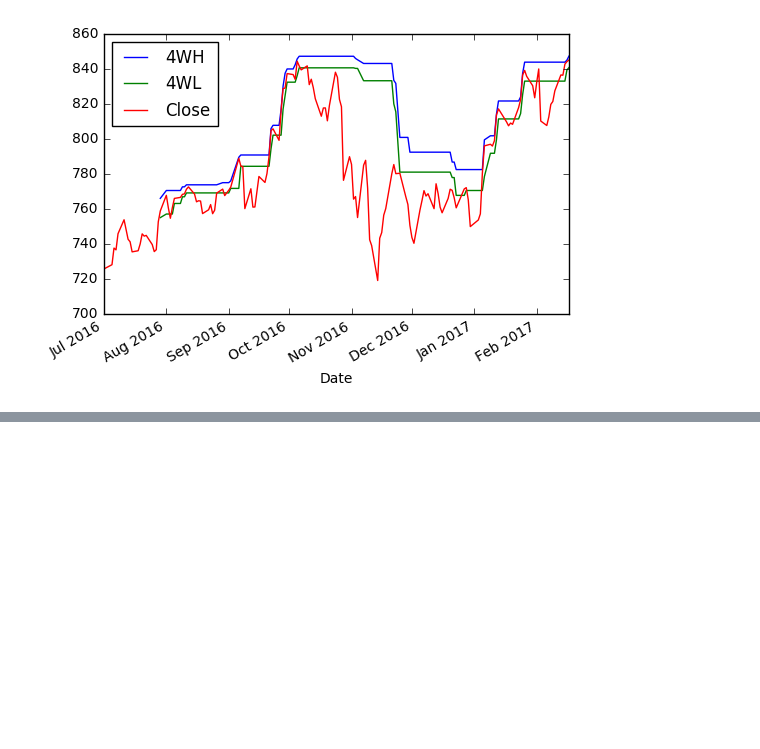
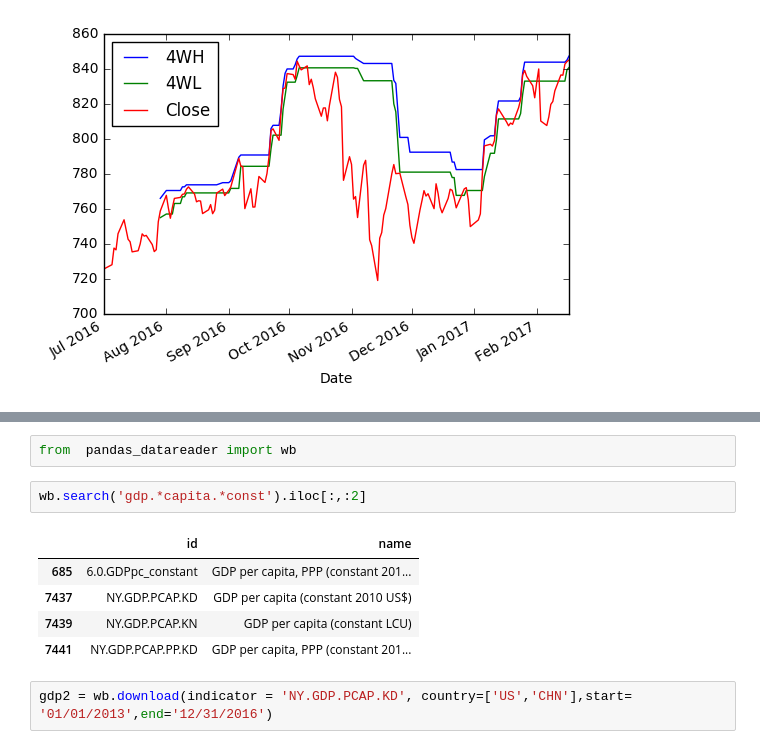
Before and after one commit to olinayy/DS_Practice, a Jupyter notebook: Price_Channel.ipynb, the cells around one changed output, grey strips where cells are left out. Saved outputs shown, nothing was run; the diff lists cells and outputs as text; blank space fills up the shorter version.

```diff
--- a/Price_Channel.ipynb
+++ b/Price_Channel.ipynb
@@ -64,0 +82,12 @@ gdp
+# %%
+from  pandas_datareader import wb
+# %%
+wb.search('gdp.*capita.*const').iloc[:,:2]
+# %% [output]
+|  | id | name |
+| 685 | 6.0.GDPpc_constant | GDP per capita, PPP (constant 201... |
+| 7437 | NY.GDP.PCAP.KD | GDP per capita (constant 2010 US$) |
+| 7439 | NY.GDP.PCAP.KN | GDP per capita (constant LCU) |
+| 7441 | NY.GDP.PCAP.PP.KD | GDP per capita, PPP (constant 201... |
+# %%
+gdp2 = wb.download(indicator = 'NY.GDP.PCAP.KD', country=['US','CHN'],start= '01/01/2013',end='12/31/2016')
```
Also changed, not shown: parts of 9 cells of this notebook.
